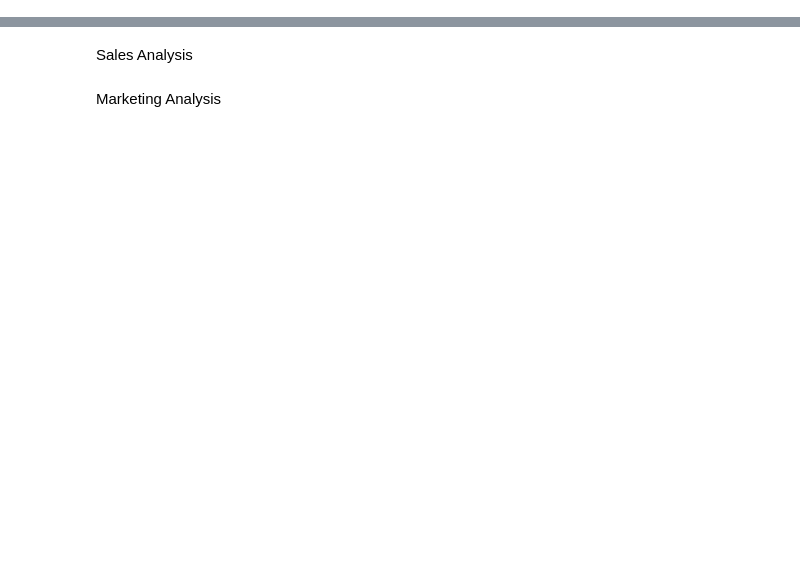
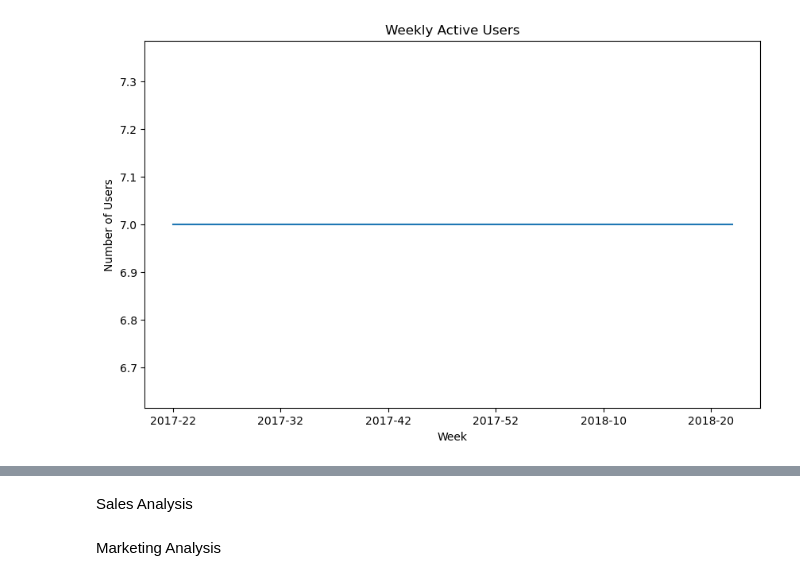
Before and after one commit to BrickCity1986/Sprint-9---BA, a Jupyter notebook: sprint9.ipynb, the cells around one changed output, grey strips where cells are left out. Drawn from its saved outputs; the diff is of its cells as text; code cells hidden in the pictures; blank space fills up the shorter version.

```diff
--- a/sprint9.ipynb
+++ b/sprint9.ipynb
@@ -16,3 +21,0 @@ visits_data['End Ts'] = pd.to_datetime(visits_data['End Ts'])
-# %%
-# Calculate the session duration in minutes
-visits_data['Session Duration'] = (visits_data['End Ts'] - visits_data['Start Ts']).dt.total_seconds() / 60
@@ -50,14 +64,15 @@ missing_values_costs = costs_data.isnull().sum()
 duplicates_costs = costs_data.duplicated().sum()
 # %%
 # Calculate Daily Active Users (DAU), Weekly Active Users (WAU), Monthly Active Users (MAU)
-visits_data['day'] = visits_data['Start Ts'].dt.date
-visits_data['week'] = visits_data['Start Ts'].dt.isocalendar().week
-visits_data['month'] = visits_data['Start Ts'].dt.to_period('M')
+visits_data['dt'] = pd.to_datetime(visits_data['dt'])
+visits_data['day'] = visits_data['dt'].dt.date
+visits_data['week'] = visits_data['dt'].dt.isocalendar().week
+visits_data['month'] = visits_data['dt'].dt.to_period('M')
 # %%
 # DAU:
-visits_data['day'] = visits_data['Start Ts'].dt.date
-DAU = visits_data.groupby('day')
-['Uid'].nunique()
+visits_data['dt'] = pd.to_datetime(visits_data['dt'])
+visits_data['day'] = visits_data['dt'].dt.date
+DAU = visits_data.groupby('day')['source_id'].nunique()
 # %%
 DAU.plot(figsize=(10, 6))
 plt.title('Daily Active User')
@@ -67,13 +84,15 @@ plt.show()
 # %%
 # WAU:
-visits_data['week'] = visits_data['Start Ts'].dt.strftime('%Y-%W')
-WAU = visits_data.groupby('week')
-['Uid'].nunique()
+visits_data['dt'] = pd.to_datetime(visits_data['dt'])
+visits_data['week'] = visits_data['dt'].dt.strftime('%Y-%W')
+WAU = visits_data.groupby('week')['source_id'].nunique()
 # %%
 WAU.plot(figsize=(10, 6))
 plt.title('Weekly Active Users')
 plt.xlabel('Week')
-plt.ylable('Number of Users')
+plt.ylabel('Number of Users')
 plt.show()
+# %% [output]
+[figure, added]
 # %%
 # MAU:
```
Also changed, not shown: parts of 15 cells of this notebook.
